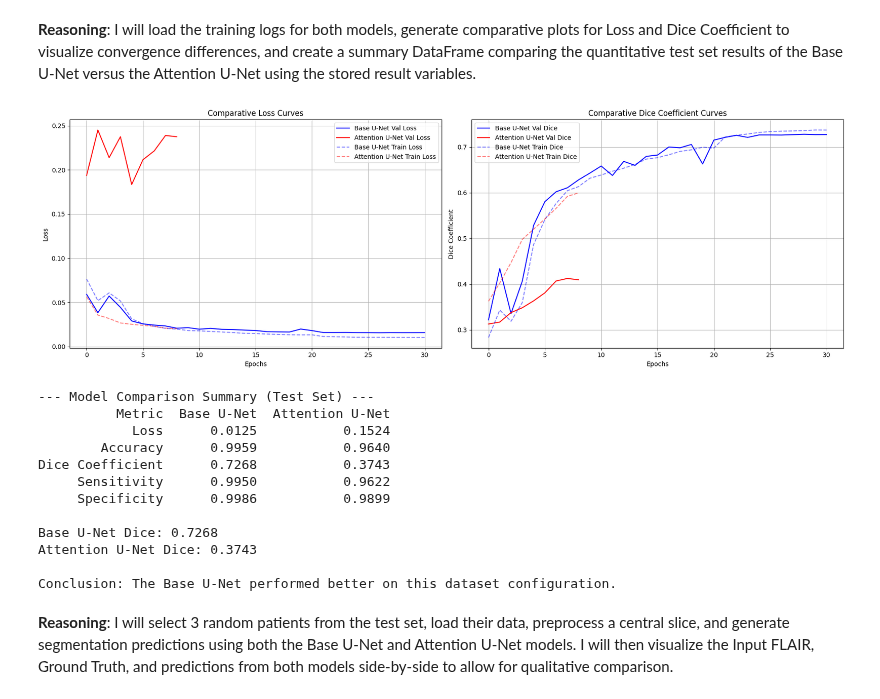
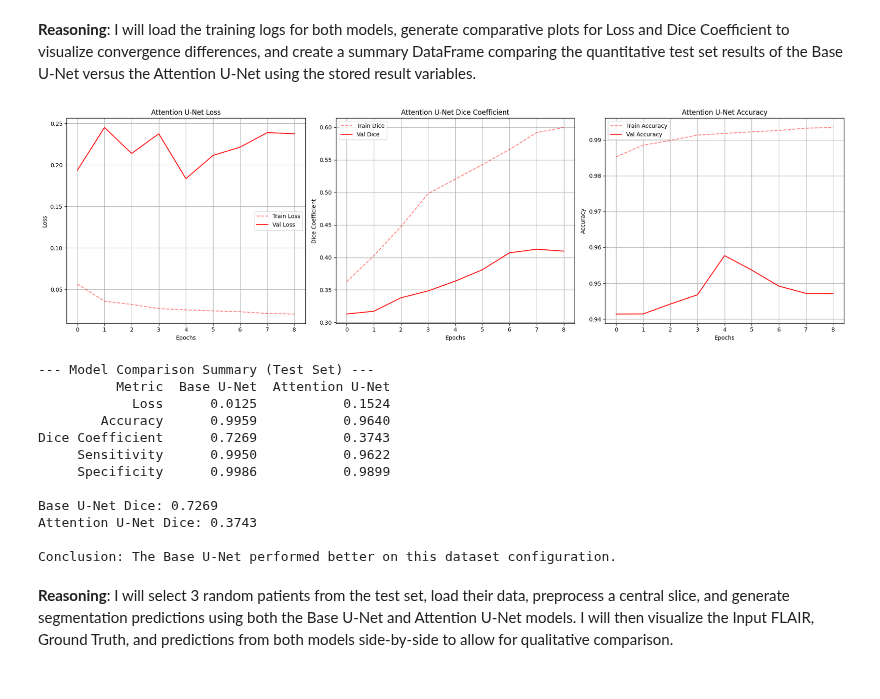
Before and after one commit to juanbag25/RedesFINALPAI, a Jupyter notebook: REDES_FINAL_PAI.ipynb, the cells around one changed output. Saved outputs shown, nothing was run; the diff lists cells and outputs as text; code cells hidden in the pictures.

```diff
--- a/REDES_FINAL_PAI.ipynb
+++ b/REDES_FINAL_PAI.ipynb
@@ -803,7 +786,7 @@ try:
     history_df = pd.read_csv('training.log')
 
     # Plotting
-    fig, axes = plt.subplots(1, 2, figsize=(15, 6))
+    fig, axes = plt.subplots(1, 3, figsize=(20, 6))
 
     # Loss Plot
     axes[0].plot(history_df['epoch'], history_df['loss'], label='Training Loss')
@@ -823,6 +806,15 @@ try:
     axes[1].legend()
     axes[1].grid(True)
 
+    # Accuracy Plot
+    axes[2].plot(history_df['epoch'], history_df['accuracy'], label='Training Accuracy')
+    axes[2].plot(history_df['epoch'], history_df['val_accuracy'], label='Validation Accuracy')
+    axes[2].set_title('Training and Validation Accuracy')
+    axes[2].set_xlabel('Epoch')
+    axes[2].set_ylabel('Accuracy')
+    axes[2].legend()
+    axes[2].grid(True)
+
     plt.tight_layout()
     plt.show()
 
@@ -1295,33 +1361,38 @@ import matplotlib.pyplot as plt
 
 # 1. Load Training Logs
 try:
-    log_base = pd.read_csv('training.log')
+    # Only loading Attention log for plotting as requested
     log_att = pd.read_csv('training_attention.log')
 
-    # 2. Comparative Plotting
-    fig, axes = plt.subplots(1, 2, figsize=(18, 6))
+    # 2. Plotting Attention U-Net Metrics (Loss, Dice, Accuracy)
+    fig, axes = plt.subplots(1, 3, figsize=(20, 6))
 
     # Loss Comparison
-    axes[0].plot(log_base['epoch'], log_base['val_loss'], 'b-', label='Base U-Net Val Loss')
-    axes[0].plot(log_att['epoch'], log_att['val_loss'], 'r-', label='Attention U-Net Val Loss')
-    axes[0].plot(log_base['epoch'], log_base['loss'], 'b--', alpha=0.5, label='Base U-Net Train Loss')
-    axes[0].plot(log_att['epoch'], log_att['loss'], 'r--', alpha=0.5, label='Attention U-Net Train Loss')
-    axes[0].set_title('Comparative Loss Curves')
+    axes[0].plot(log_att['epoch'], log_att['loss'], 'r--', alpha=0.5, label='Train Loss')
+    axes[0].plot(log_att['epoch'], log_att['val_loss'], 'r-', label='Val Loss')
+    axes[0].set_title('Attention U-Net Loss')
     axes[0].set_xlabel('Epochs')
     axes[0].set_ylabel('Loss')
     axes[0].legend()
     axes[0].grid(True)
 
     # Dice Coefficient Comparison
-    axes[1].plot(log_base['epoch'], log_base['val_dice_coef'], 'b-', label='Base U-Net Val Dice')
-    axes[1].plot(log_att['epoch'], log_att['val_dice_coef'], 'r-', label='Attention U-Net Val Dice')
-    axes[1].plot(log_base['epoch'], log_base['dice_coef'], 'b--', alpha=0.5, label='Base U-Net Train Dice')
-    axes[1].plot(log_att['epoch'], log_att['dice_coef'], 'r--', alpha=0.5, label='Attention U-Net Train Dice')
-    axes[1].set_title('Comparative Dice Coefficient Curves')
+    axes[1].plot(log_att['epoch'], log_att['dice_coef'], 'r--', alpha=0.5, label='Train Dice')
+    axes[1].plot(log_att['epoch'], log_att['val_dice_coef'], 'r-', label='Val Dice')
+    axes[1].set_title('Attention U-Net Dice Coefficient')
     axes[1].set_xlabel('Epochs')
     axes[1].set_ylabel('Dice Coefficient')
     axes[1].legend()
     axes[1].grid(True)
+
+    # Accuracy Comparison
+    axes[2].plot(log_att['epoch'], log_att['accuracy'], 'r--', alpha=0.5, label='Train Accuracy')
+    axes[2].plot(log_att['epoch'], log_att['val_accuracy'], 'r-', label='Val Accuracy')
+    axes[2].set_title('Attention U-Net Accuracy')
+    axes[2].set_xlabel('Epochs')
+    axes[2].set_ylabel('Accuracy')
+    axes[2].legend()
+    axes[2].grid(True)
 
     plt.tight_layout()
     plt.show()
@@ -1336,43 +1407,43 @@ except FileNotFoundError:
 if 'results' in locals() and 'results_att' in locals():
     metrics_data = {
         'Metric': ['Loss', 'Accuracy', 'Dice Coefficient', 'Sensitivity', 'Specificity'],
         'Base U-Net': [
             results[0], results[1], results[2], results[4], results[5]
         ],
         'Attention U-Net': [
             results_att[0], results_att[1], results_att[2], results_att[4], results_att[5]
         ]
     }
 
     comparison_df = pd.DataFrame(metrics_data)
 
     # Determine Winner
     print("\n--- Model Comparison Summary (Test Set) ---")
     print(comparison_df.to_string(index=False, float_format="%.4f"))
 
     base_dice = results[2]
     att_dice = results_att[2]
 
     print(f"\nBase U-Net Dice: {base_dice:.4f}")
     print(f"Attention U-Net Dice: {att_dice:.4f}")
 
     if base_dice > att_dice:
         print("\nConclusion: The Base U-Net performed better on this dataset configuration.")
     else:
         print("\nConclusion: The Attention U-Net performed better on this dataset configuration.")
 else:
     print("Test results variables ('results', 'results_att') not found. Please ensure both evaluations were run.")
 # %% [output]
-[figure, old version]
+[figure, new version]
 --- Model Comparison Summary (Test Set) ---
           Metric  Base U-Net  Attention U-Net
             Loss      0.0125           0.1524
         Accuracy      0.9959           0.9640
-Dice Coefficient      0.7268           0.3743
+Dice Coefficient      0.7269           0.3743
      Sensitivity      0.9950           0.9622
      Specificity      0.9986           0.9899
 
-Base U-Net Dice: 0.7268
+Base U-Net Dice: 0.7269
 Attention U-Net Dice: 0.3743
 
 Conclusion: The Base U-Net performed better on this dataset configuration.
```
Also changed, not shown: parts of 34 cells of this notebook.
